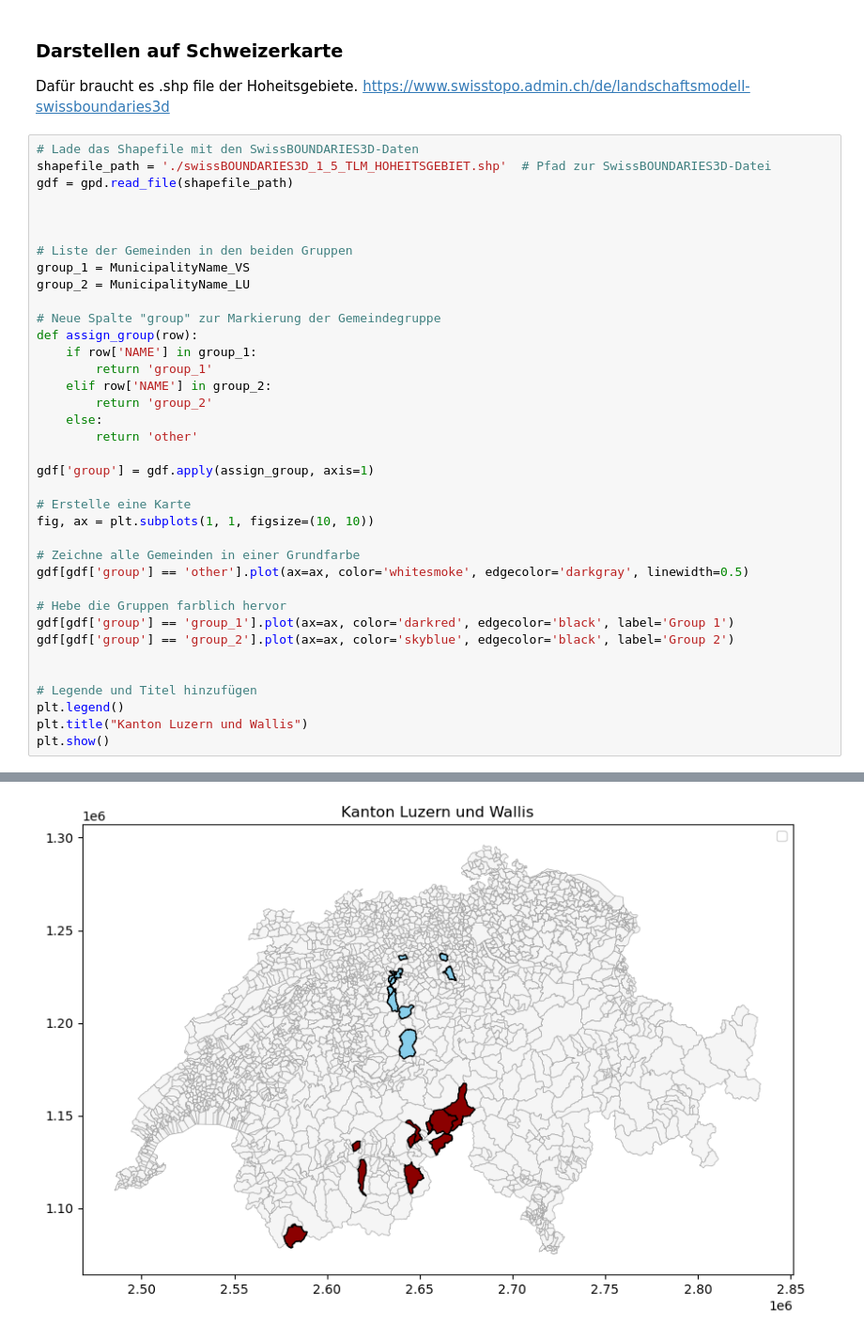
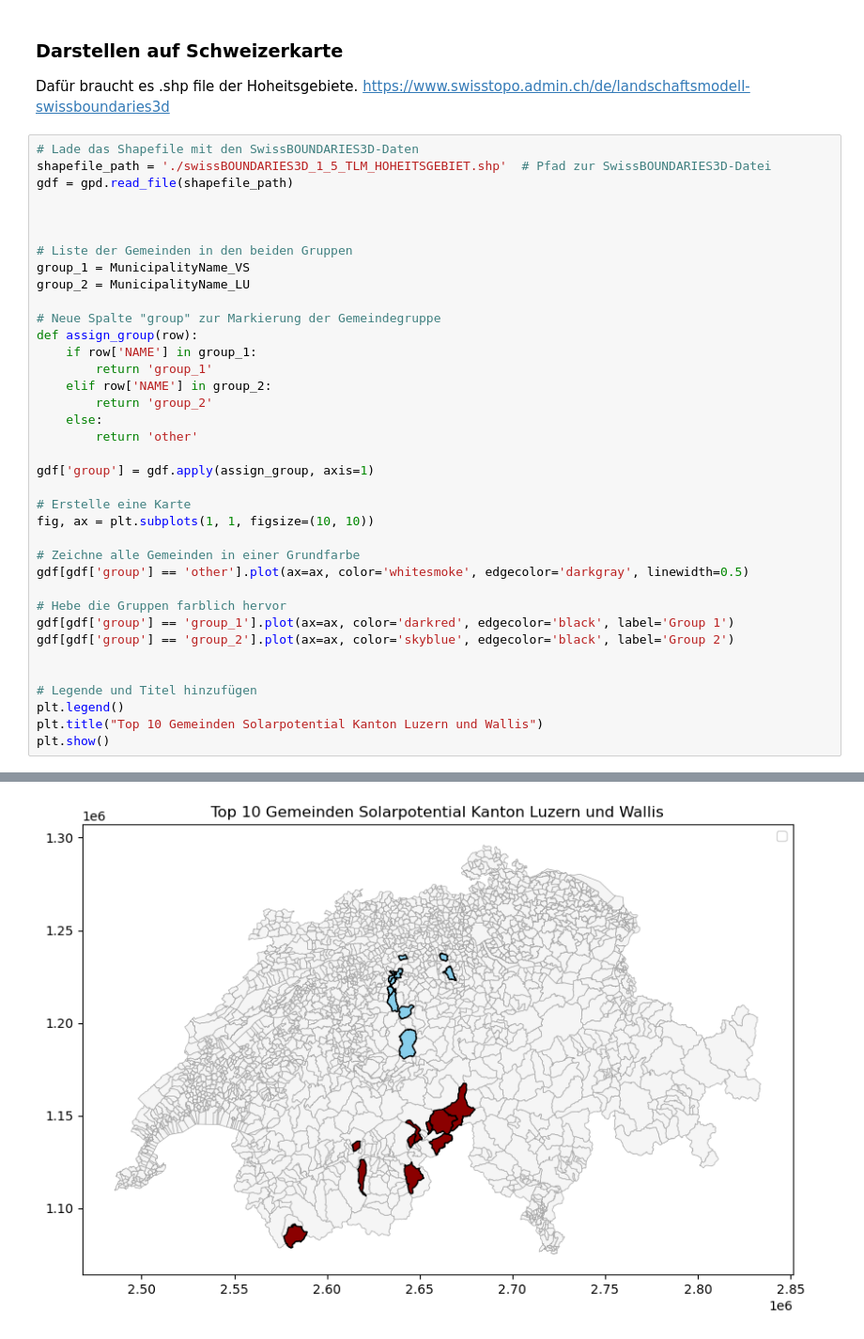
Before and after one commit to Dominique96/Python_first, a Jupyter notebook: solar_project.ipynb, the cells around one changed output, grey strips where cells are left out. Shown at 94% size. Saved outputs shown, nothing was run; the diff lists cells and outputs as text.

```diff
--- a/solar_project.ipynb
+++ b/solar_project.ipynb
@@ -368,32 +368,32 @@ group_1 = MunicipalityName_VS
 group_2 = MunicipalityName_LU
 
 # Neue Spalte "group" zur Markierung der Gemeindegruppe
 def assign_group(row):
     if row['NAME'] in group_1:
         return 'group_1'
     elif row['NAME'] in group_2:
         return 'group_2'
     else:
         return 'other'
 
 gdf['group'] = gdf.apply(assign_group, axis=1)
 
 # Erstelle eine Karte
 fig, ax = plt.subplots(1, 1, figsize=(10, 10))
 
 # Zeichne alle Gemeinden in einer Grundfarbe
 gdf[gdf['group'] == 'other'].plot(ax=ax, color='whitesmoke', edgecolor='darkgray', linewidth=0.5)
 
 # Hebe die Gruppen farblich hervor
 gdf[gdf['group'] == 'group_1'].plot(ax=ax, color='darkred', edgecolor='black', label='Group 1')
 gdf[gdf['group'] == 'group_2'].plot(ax=ax, color='skyblue', edgecolor='black', label='Group 2')
 
 
 # Legende und Titel hinzufügen
 plt.legend()
-plt.title("Kanton Luzern und Wallis")
+plt.title("Top 10 Gemeinden Solarpotential Kanton Luzern und Wallis")
 plt.show()
 # %% [output]
 See: https://matplotlib.org/stable/tutorials/intermediate/legend_guide.html#implementing-a-custom-legend-handler
   plt.legend()
-[figure, old version]
+[figure, new version]
```
Also changed, not shown: parts of 1 cell of this notebook.
